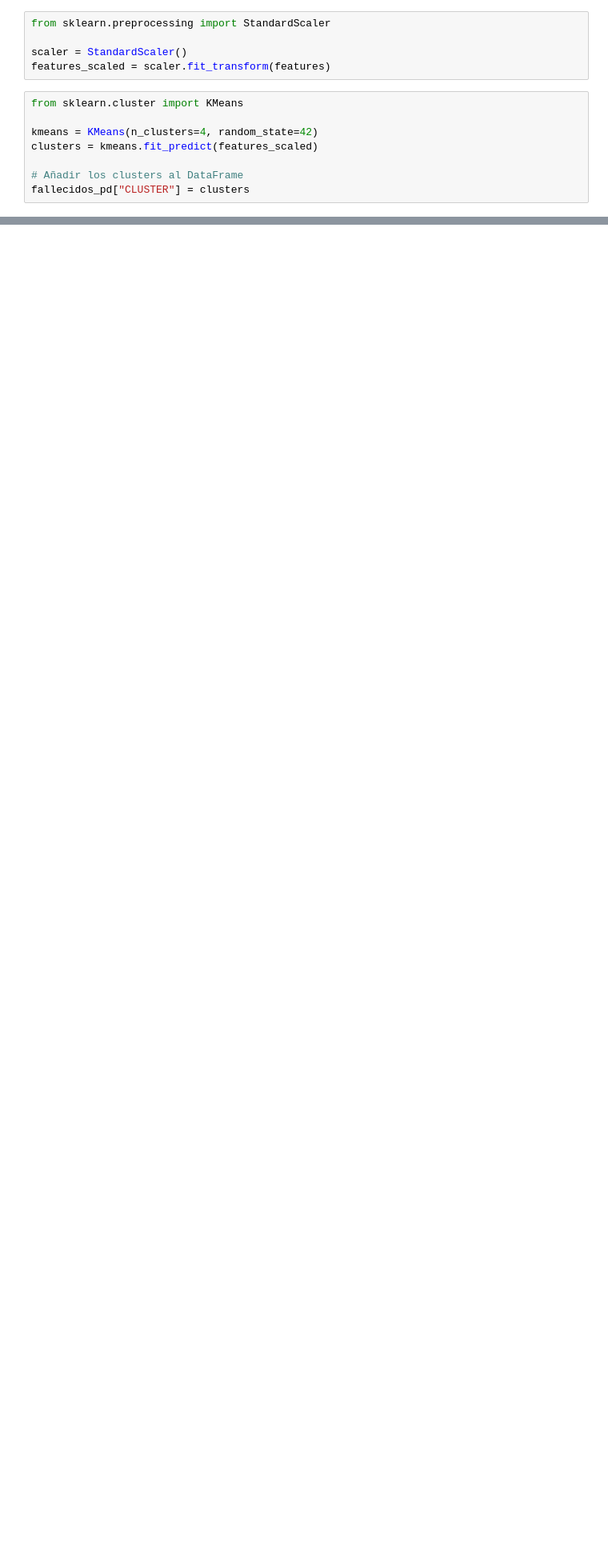
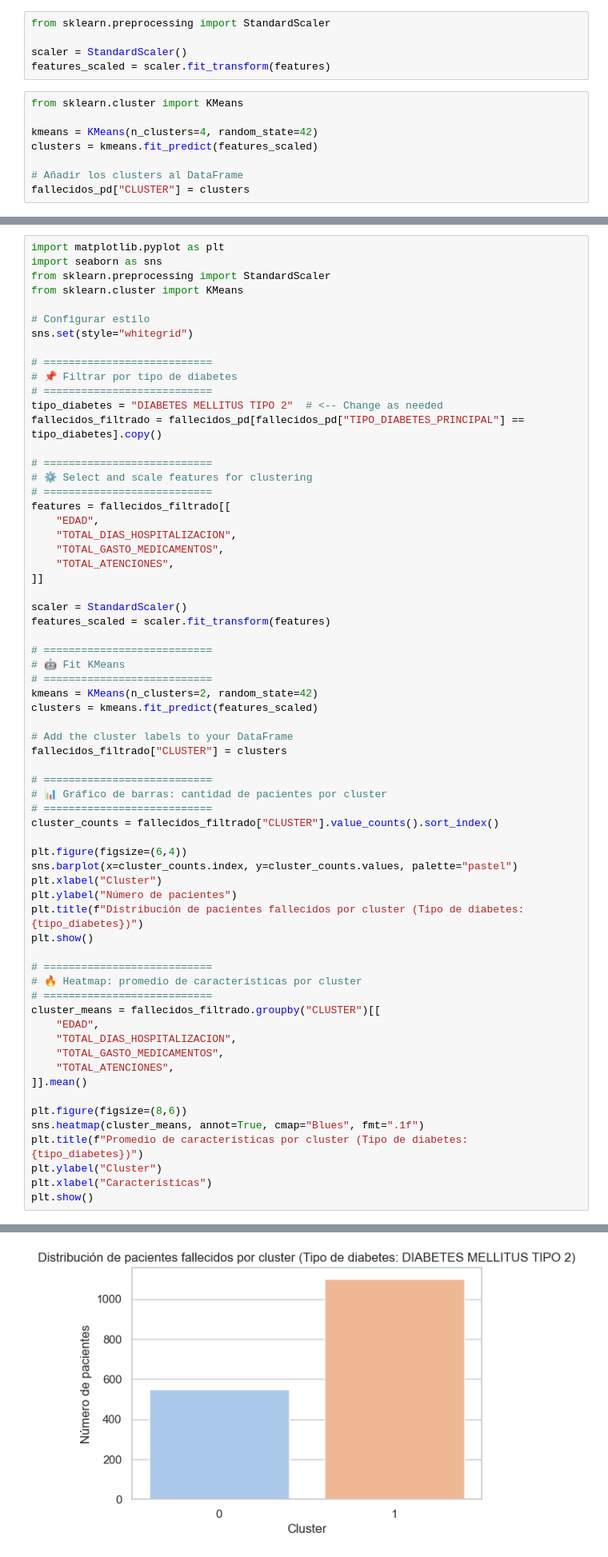
Before and after one commit to vlenix2505/Dataton_CONOVATEC, a Jupyter notebook: notebooks/model.ipynb, the cells around one changed output, grey strips where cells are left out. Shown at 80% size. Drawn from its saved outputs; the diff is of its cells as text; blank space fills up the shorter version.

```diff
--- a/notebooks/model.ipynb
+++ b/notebooks/model.ipynb
@@ -347,0 +488,66 @@ Passing `palette` without assigning `hue` is deprecated and will be removed in v
+# %%
+import matplotlib.pyplot as plt
+import seaborn as sns
+from sklearn.preprocessing import StandardScaler
+from sklearn.cluster import KMeans
+
+# Configurar estilo
+sns.set(style="whitegrid")
+
+# ===========================
+# 📌 Filtrar por tipo de diabetes
+# ===========================
+tipo_diabetes = "DIABETES MELLITUS TIPO 2"  # <-- Change as needed
+fallecidos_filtrado = fallecidos_pd[fallecidos_pd["TIPO_DIABETES_PRINCIPAL"] == tipo_diabetes].copy()
+
+# ===========================
+# ⚙️ Select and scale features for clustering
+# ===========================
+features = fallecidos_filtrado[[
+    "EDAD",
+    "TOTAL_DIAS_HOSPITALIZACION",
+    "TOTAL_GASTO_MEDICAMENTOS",
+    "TOTAL_ATENCIONES",
+]]
+
+scaler = StandardScaler()
+features_scaled = scaler.fit_transform(features)
+
+# ===========================
+# 🤖 Fit KMeans
+# ===========================
+kmeans = KMeans(n_clusters=2, random_state=42)
+clusters = kmeans.fit_predict(features_scaled)
+
+# Add the cluster labels to your DataFrame
+fallecidos_filtrado["CLUSTER"] = clusters
+
+# ===========================
+# 📊 Gráfico de barras: cantidad de pacientes por cluster
+# ===========================
+cluster_counts = fallecidos_filtrado["CLUSTER"].value_counts().sort_index()
+
+plt.figure(figsize=(6,4))
+sns.barplot(x=cluster_counts.index, y=cluster_counts.values, palette="pastel")
+plt.xlabel("Cluster")
+plt.ylabel("Número de pacientes")
+plt.title(f"Distribución de pacientes fallecidos por cluster (Tipo de diabetes: {tipo_diabetes})")
+plt.show()
+
+# ===========================
+# 🔥 Heatmap: promedio de características por cluster
+# ===========================
+cluster_means = fallecidos_filtrado.groupby("CLUSTER")[[
+    "EDAD",
+    "TOTAL_DIAS_HOSPITALIZACION",
+    "TOTAL_GASTO_MEDICAMENTOS",
+    "TOTAL_ATENCIONES",
+]].mean()
+
+plt.figure(figsize=(8,6))
+sns.heatmap(cluster_means, annot=True, cmap="Blues", fmt=".1f")
+plt.title(f"Promedio de características por cluster (Tipo de diabetes: {tipo_diabetes})")
+plt.ylabel("Cluster")
+plt.xlabel("Características")
+plt.show()
+# %% [output]
@@ -347,0 +557 @@ Passing `palette` without assigning `hue` is deprecated and will be removed in v
+[figure, added]
```
Also changed, not shown: parts of 30 cells of this notebook, 2 other files.
